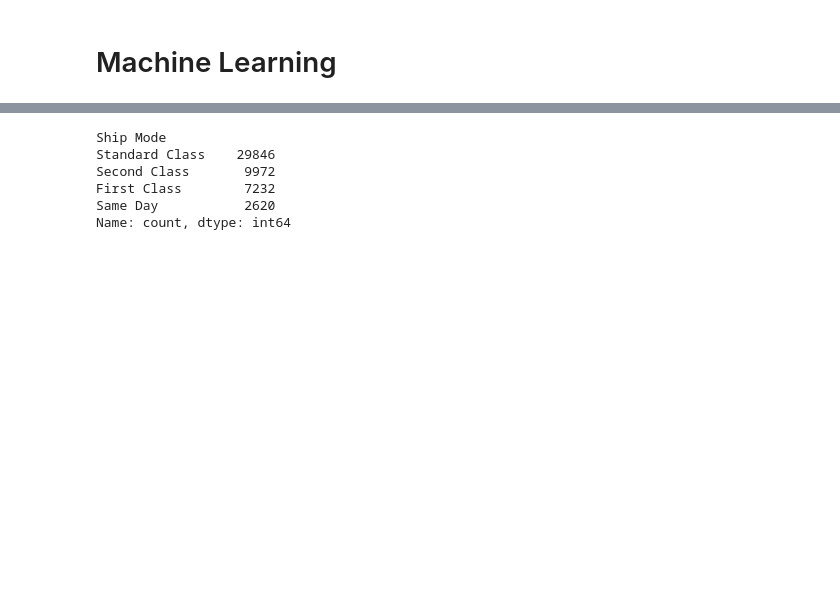
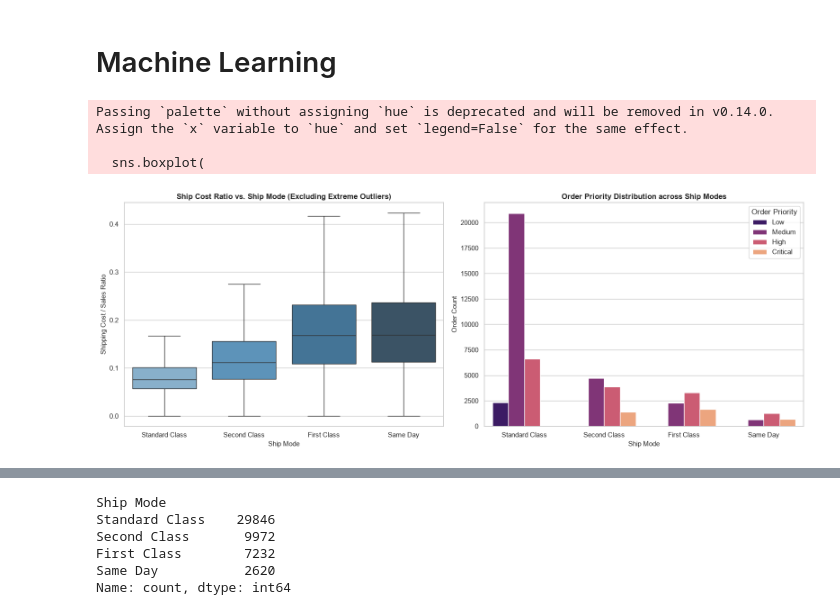
Before and after one commit to bahram0111/bootcamp-store-analytics, a Jupyter notebook: EDA_ML_Bahram.ipynb, the cells around one changed output, grey strips where cells are left out. Cells and saved outputs as stored; diff of their text form; code cells hidden in the pictures; blank space fills up the shorter version.

```diff
--- a/EDA_Bahram.ipynb
+++ b/EDA_ML_Bahram.ipynb
@@ -844,8 +854,6 @@ chi2_stat: 9.1686
 p-value: 0.002462
 Reject the Null Hypothesis
 There IS a significant association between 'Returned' and 'Has_Discount'.
-# %%
-df.drop(columns="Has_Discount" , inplace=True)
 # %% [markdown]
 ### Returned against Ship Mode
 # %%
@@ -884,3 +892,64 @@ Reject the Null Hypothesis
 There IS a significant association between 'Category' and 'Market'.
 # %% [markdown]
 # Machine Learning
+# %%
+if "Ship_Cost_Ratio" not in df.columns:
+
+    df["Ship_Cost_Ratio"] = df["Shipping Cost"] / df["Sales"].replace(0, np.nan)
+
+# تنظیم استایل بصری تمیز و خوانا
+sns.set_theme(style="whitegrid")
+fig, axes = plt.subplots(1, 2, figsize=(16, 6))
+
+
+ship_mode_order = ["Standard Class", "Second Class", "First Class", "Same Day"]
+
+sns.boxplot(
+    data=df,
+    x="Ship Mode",
+    y="Ship_Cost_Ratio",
+    order=ship_mode_order,
+    palette="Blues_d",
+    showfliers=False,  # حذف نقاط پرت اغراق‌آمیز برای وضوح میانه و چارک‌ها
+    ax=axes[0],
+)
+
+axes[0].set_title(
+    "Ship Cost Ratio vs. Ship Mode (Excluding Extreme Outliers)",
+    fontsize=12,
+    fontweight="bold",
+)
+axes[0].set_xlabel("Ship Mode", fontsize=11)
+axes[0].set_ylabel("Shipping Cost / Sales Ratio", fontsize=11)
+
+
+priority_order = ["Low", "Medium", "High", "Critical"]
+
+
+sns.countplot(
+    data=df,
+    x="Ship Mode",
+    hue="Order Priority",
+    order=ship_mode_order,
+    hue_order=priority_order,
+    palette="magma",
+    ax=axes[1],
+)
+
+axes[1].set_title(
+    "Order Priority Distribution across Ship Modes",
+    fontsize=12,
+    fontweight="bold",
+)
+axes[1].set_xlabel("Ship Mode", fontsize=11)
+axes[1].set_ylabel("Order Count", fontsize=11)
+axes[1].legend(title="Order Priority", loc="upper right")
+
+plt.tight_layout()
+plt.show()
+df.drop(columns='Ship_Cost_Ratio' , inplace=True)
+# %% [output]
+Passing `palette` without assigning `hue` is deprecated and will be removed in v0.14.0. Assign the `x` variable to `hue` and set `legend=False` for the same effect.
+
+  sns.boxplot(
+[figure, added]
```
Also changed, not shown: parts of 71 cells of this notebook, 2 other files.
